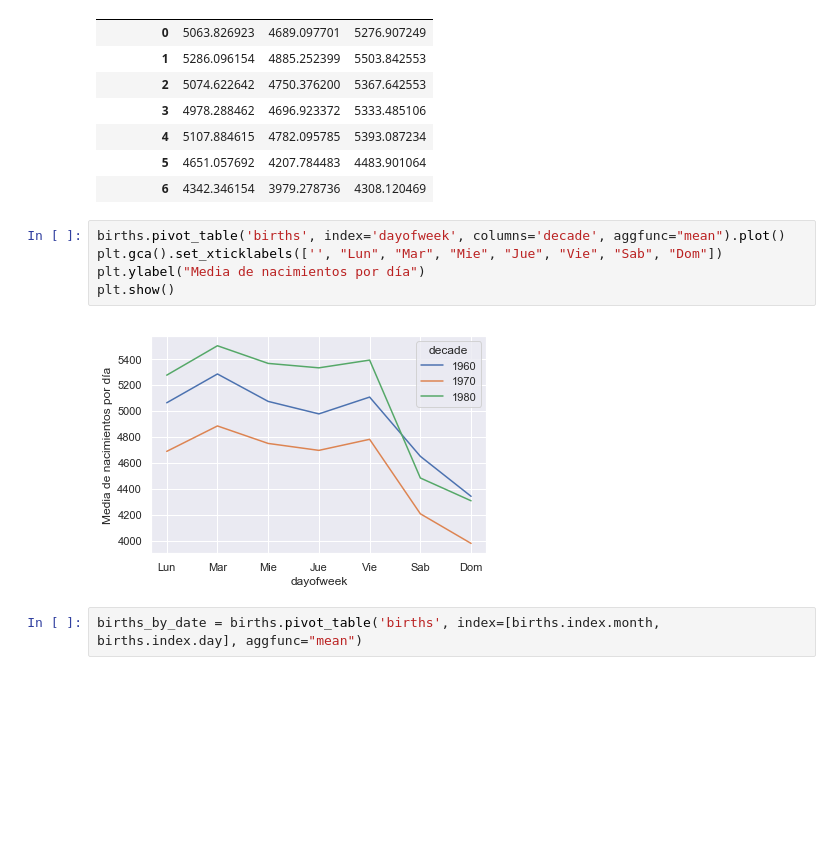
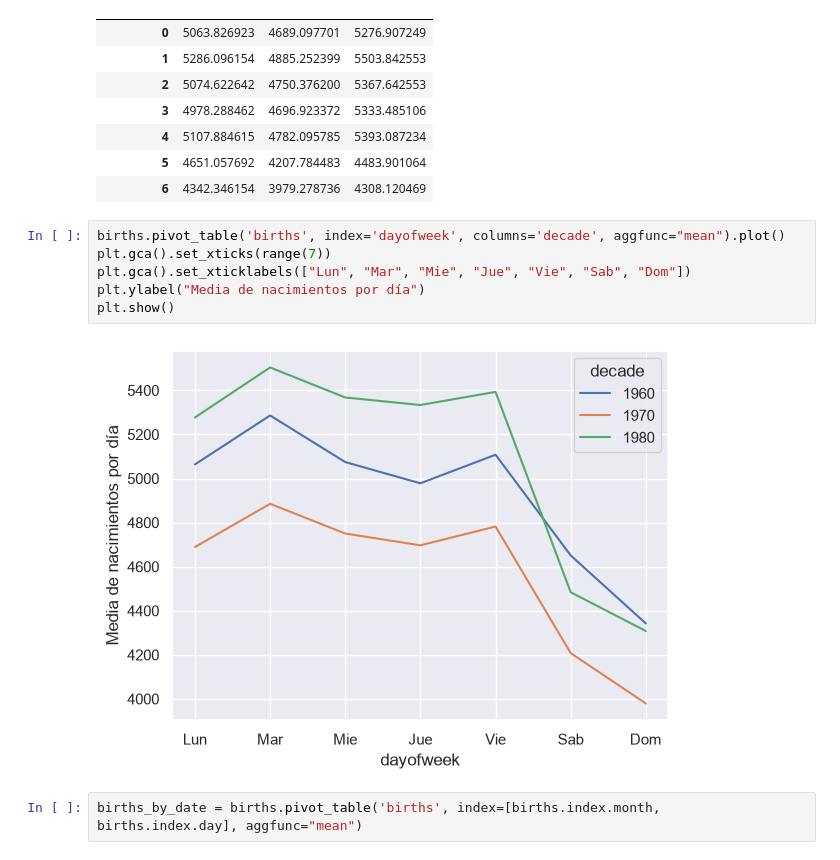
Before and after one commit to joanby/r-basic, a Jupyter notebook: scripts/tema9/03-us-births.ipynb, the cells around one changed output. Drawn from its saved outputs; the diff is of its cells as text; blank space fills up the shorter version.

```diff
--- a/scripts/tema9/03-us-births.ipynb
+++ b/scripts/tema9/03-us-births.ipynb
@@ -146,11 +146,12 @@ births.pivot_table('births', index='dayofweek', columns='decade', aggfunc="mean"
 | 6 | 4342.346154 | 3979.278736 | 4308.120469 |
 # %%
 births.pivot_table('births', index='dayofweek', columns='decade', aggfunc="mean").plot()
-plt.gca().set_xticklabels(['', "Lun", "Mar", "Mie", "Jue", "Vie", "Sab", "Dom"])
+plt.gca().set_xticks(range(7))
+plt.gca().set_xticklabels(["Lun", "Mar", "Mie", "Jue", "Vie", "Sab", "Dom"])
 plt.ylabel("Media de nacimientos por día")
 plt.show()
 # %% [output]
-[figure, old version]
+[figure, new version]
 # %%
 births_by_date = births.pivot_table('births', index=[births.index.month, births.index.day], aggfunc="mean")
 # %%
```
Also changed, not shown: 11 other files.
